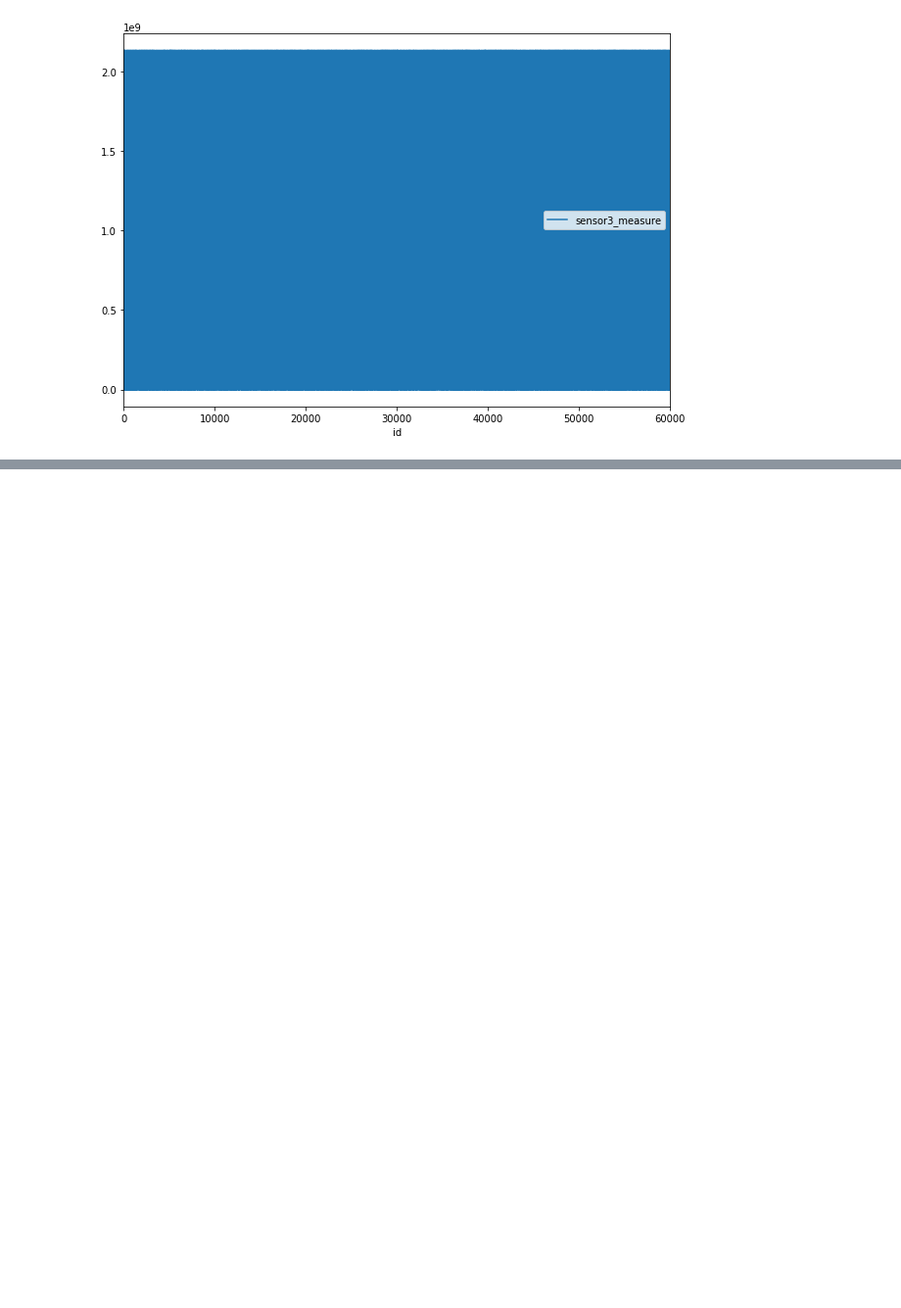
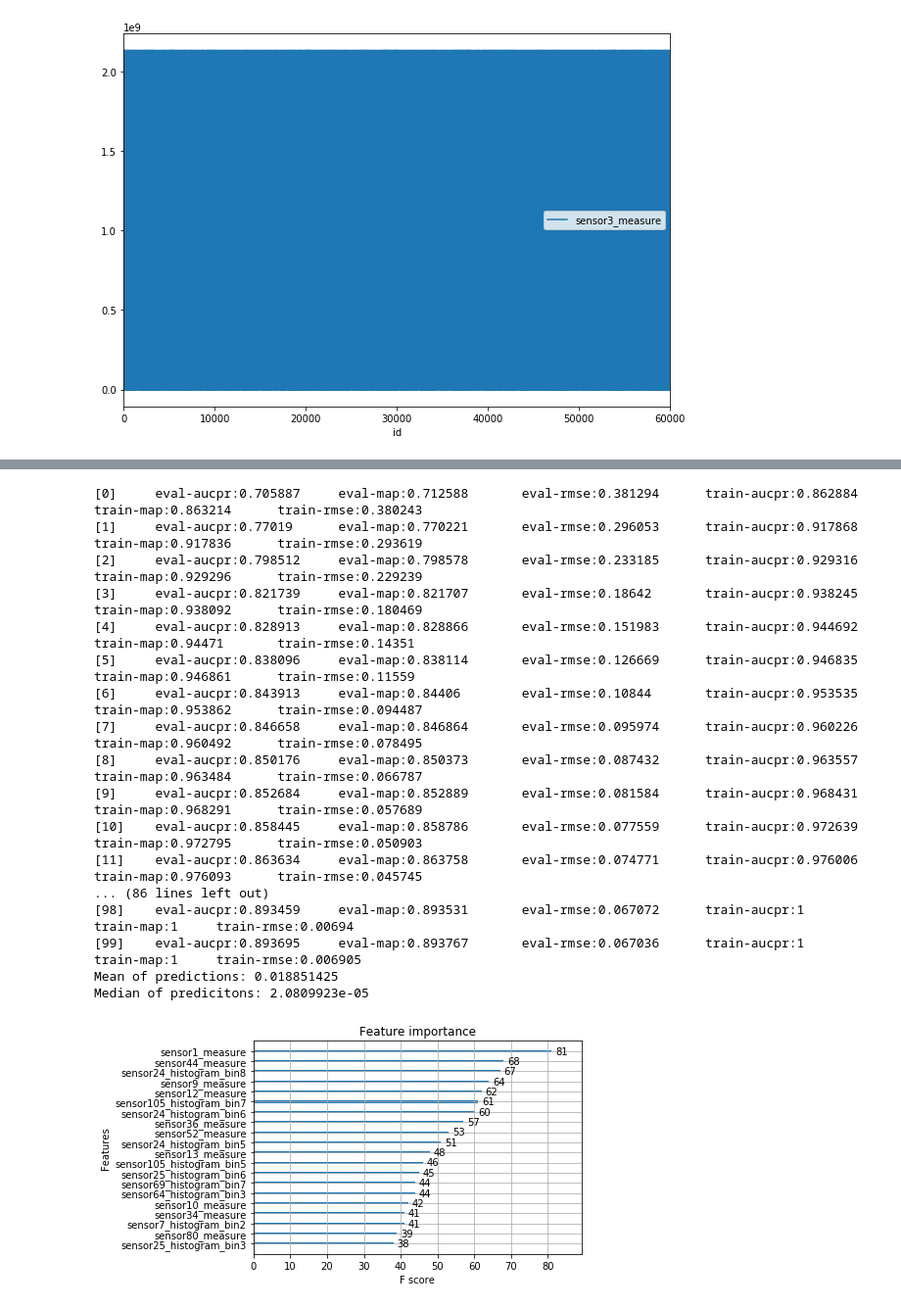
Before and after one commit to jKyuery/TAMU_Datathon, a Jupyter notebook: conoco_tamu_datathon.ipynb, the cells around one changed output, grey strips where cells are left out. Shown at 98% size. Cells and saved outputs as stored; diff of their text form; code cells hidden in the pictures; blank space fills up the shorter version.

```diff
--- a/conoco_tamu_datathon.ipynb
+++ b/conoco_tamu_datathon.ipynb
@@ -86,2 +89,55 @@ imputed_test_df = pd.DataFrame(imputed_test_df, columns=col_test)
+# %%
+import xgboost as xgb
+from sklearn.model_selection import train_test_split
+
+trainSet, validationSet = train_test_split(imputed_train_df, test_size=0.5)
+
+dtrain = xgb.DMatrix(trainSet.iloc[:, 2:], label=trainSet['target'])
+dtest = xgb.DMatrix(validationSet.iloc[:, 2:], label=validationSet['target'])
+true_test = xgb.DMatrix(imputed_test_df.iloc[:, 1:])
+
+# Binary:logistic is the objective function chosen for its output classifications with values [0,1]
+param = {'max_depth':7, 'eta':0.25, 'verbosity':0, 'objective':'binary:logistic', 'alpha':0.5}
+param['nthread'] = 6
+param['eval_metric'] = ['aucpr', 'map', 'rmse']
+num_rounds = 100
+evallist = [(dtest, 'eval'), (dtrain, 'train')]
+
+# train the data given these set of parameters
+model = xgb.train(param, dtrain, num_rounds, evallist)
+prediction = model.predict(true_test)
+
+print("Mean of predictions: " + str(np.mean(prediction)))
+print("Median of predicitons: " + str(np.median(prediction)))
+
+# visualize the feature importance
+xgb.plot_importance(model, max_num_features=20)
+xgb.to_graphviz(model)
+
+# XGB returns a probability rather than binary 1/0, so we will perform a split on 0.5
+for count in range(len(prediction)):
+    if(prediction[count] > .5):
+      prediction[count] = 1
+    else:
+      prediction[count] = 0
+# %% [output]
+[0]     eval-aucpr:0.705887     eval-map:0.712588       eval-rmse:0.381294      train-aucpr:0.862884    train-map:0.863214      train-rmse:0.380243
+[1]     eval-aucpr:0.77019      eval-map:0.770221       eval-rmse:0.296053      train-aucpr:0.917868    train-map:0.917836      train-rmse:0.293619
+[2]     eval-aucpr:0.798512     eval-map:0.798578       eval-rmse:0.233185      train-aucpr:0.929316    train-map:0.929296      train-rmse:0.229239
+[3]     eval-aucpr:0.821739     eval-map:0.821707       eval-rmse:0.18642       train-aucpr:0.938245    train-map:0.938092      train-rmse:0.180469
+[4]     eval-aucpr:0.828913     eval-map:0.828866       eval-rmse:0.151983      train-aucpr:0.944692    train-map:0.94471       train-rmse:0.14351
+[5]     eval-aucpr:0.838096     eval-map:0.838114       eval-rmse:0.126669      train-aucpr:0.946835    train-map:0.946861      train-rmse:0.11559
+[6]     eval-aucpr:0.843913     eval-map:0.84406        eval-rmse:0.10844       train-aucpr:0.953535    train-map:0.953862      train-rmse:0.094487
+[7]     eval-aucpr:0.846658     eval-map:0.846864       eval-rmse:0.095974      train-aucpr:0.960226    train-map:0.960492      train-rmse:0.078495
+[8]     eval-aucpr:0.850176     eval-map:0.850373       eval-rmse:0.087432      train-aucpr:0.963557    train-map:0.963484      train-rmse:0.066787
+[9]     eval-aucpr:0.852684     eval-map:0.852889       eval-rmse:0.081584      train-aucpr:0.968431    train-map:0.968291      train-rmse:0.057689
+[10]    eval-aucpr:0.858445     eval-map:0.858786       eval-rmse:0.077559      train-aucpr:0.972639    train-map:0.972795      train-rmse:0.050903
+[11]    eval-aucpr:0.863634     eval-map:0.863758       eval-rmse:0.074771      train-aucpr:0.976006    train-map:0.976093      train-rmse:0.045745
+... (86 lines left out)
+[98]    eval-aucpr:0.893459     eval-map:0.893531       eval-rmse:0.067072      train-aucpr:1   train-map:1     train-rmse:0.00694
+[99]    eval-aucpr:0.893695     eval-map:0.893767       eval-rmse:0.067036      train-aucpr:1   train-map:1     train-rmse:0.006905
+Mean of predictions: 0.018851425
+Median of predicitons: 2.0809923e-05
+[figure, added]
 # %%
 import xgboost as xgb
```
Also changed, not shown: parts of 15 cells of this notebook.
